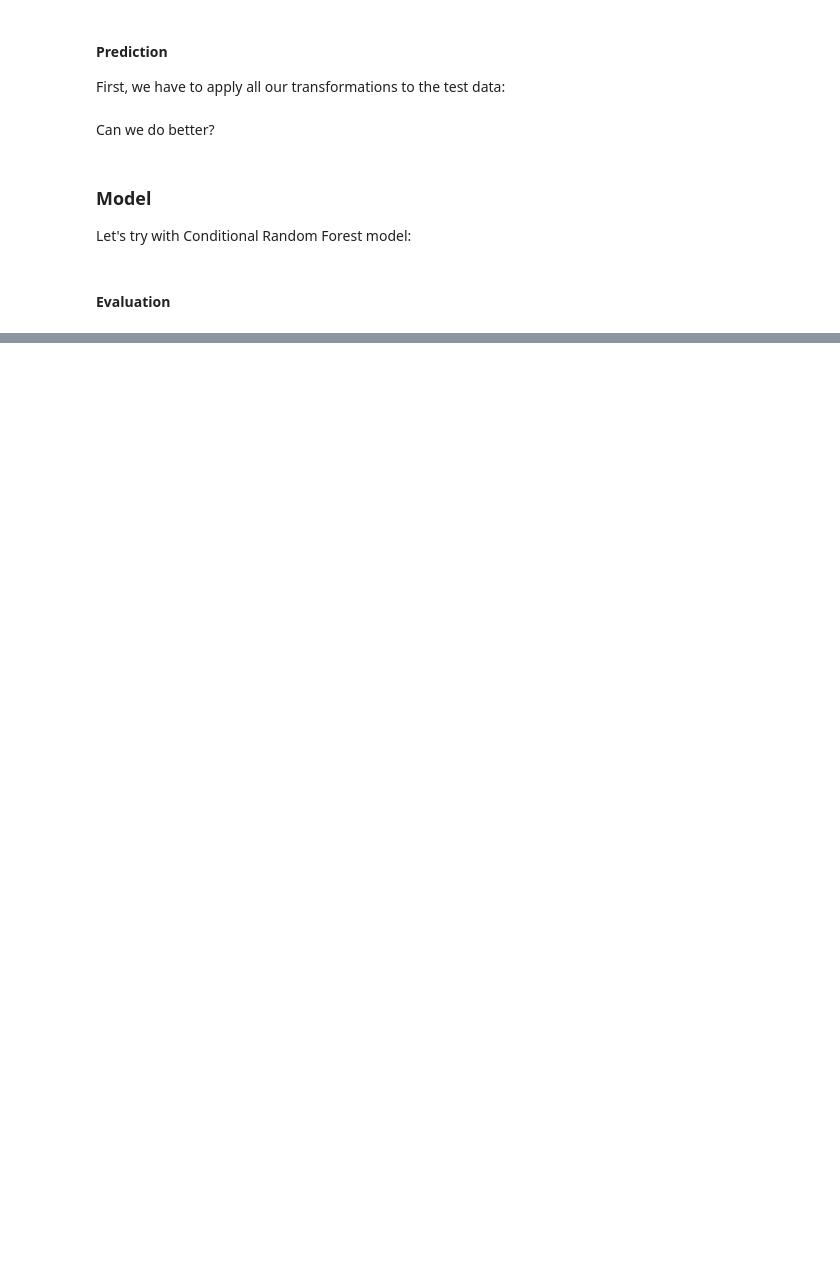
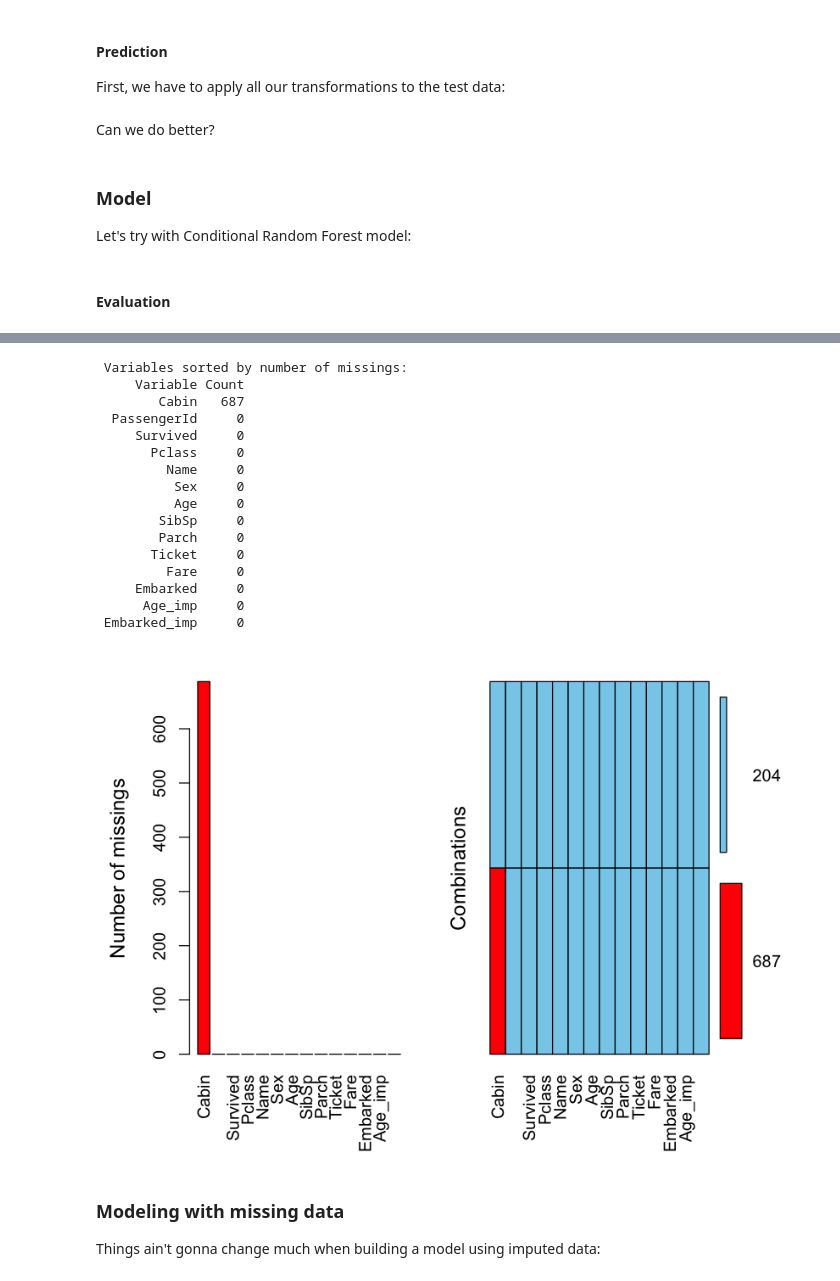
Before and after one commit to Data-Science-FMI/introduction-to-data-science-2017, a Jupyter notebook: labs/lab_0/titanic.ipynb, the cells around one changed output, grey strips where cells are left out. Drawn from its saved outputs; the diff is of its cells as text; code cells hidden in the pictures; blank space fills up the shorter version.

```diff
--- a/labs/lab_0/titanic.ipynb
+++ b/labs/lab_0/titanic.ipynb
@@ -444,0 +506,6 @@ write_csv(model, "models/crf.csv")
+# %%
+impute_data <- function(data, columns = colnames(table)) {
+    kNN(data, columns, weightDist = TRUE, 10)
+}
+# %%
+train_imputed <- impute_data(train, c("Age", "Embarked"))
@@ -444,0 +570,24 @@ write_csv(model, "models/crf.csv")
+# %%
+aggr(train_imputed, prop = FALSE, combined = FALSE, numbers = TRUE, sortVars = TRUE, sortCombs = TRUE)
+# %% [output]
+ Variables sorted by number of missings:
+     Variable Count
+        Cabin   687
+  PassengerId     0
+     Survived     0
+       Pclass     0
+         Name     0
+          Sex     0
+          Age     0
+        SibSp     0
+        Parch     0
+       Ticket     0
+         Fare     0
+     Embarked     0
+      Age_imp     0
+ Embarked_imp     0
+[figure, added]
+# %% [markdown]
+### Modeling with missing data
+
+Things ain't gonna change much when building a model using imputed data:
```
Also changed, not shown: parts of 33 cells of this notebook, 7 other files.
